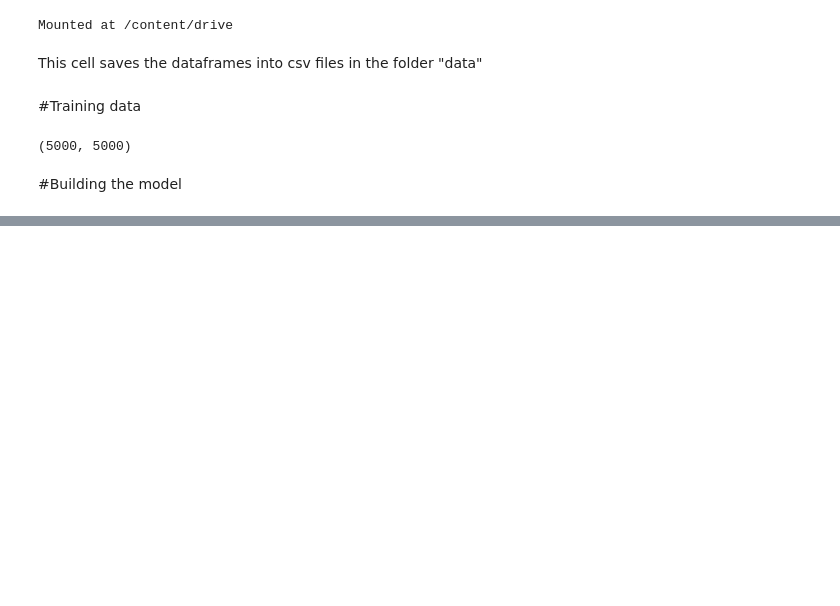
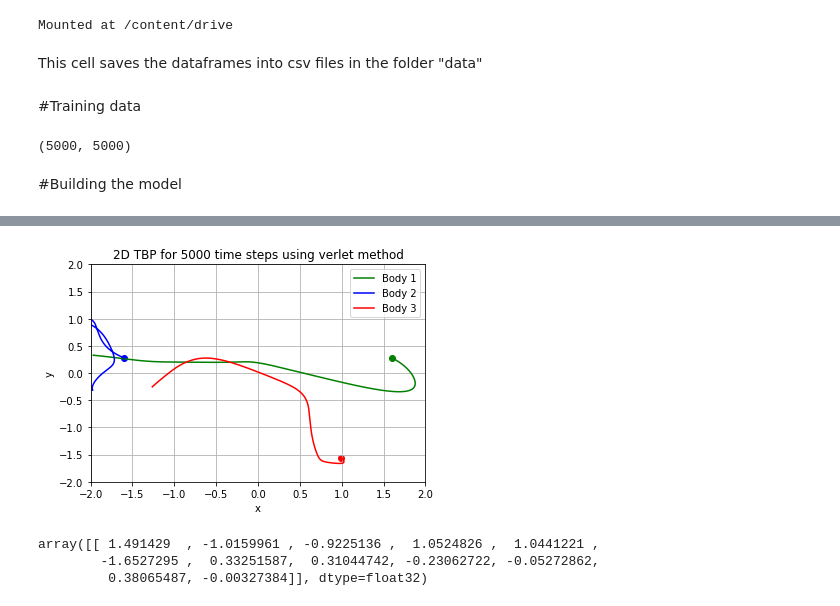
Before and after one commit to i4ata/NN_TBP, a Jupyter notebook: data_generator.ipynb, the cells around one changed output, grey strips where cells are left out. Drawn from its saved outputs; the diff is of its cells as text; code cells hidden in the pictures; blank space fills up the shorter version.

```diff
--- a/data_generator.ipynb
+++ b/data_generator.ipynb
@@ -502,0 +516,33 @@ model.evaluate(x_test,  y_test, verbose=2)
+# %%
+dat_to_predict = dat
+# %%
+x_model = np.array([[0 for x in range(3)] for y in range(5000)], dtype='f')
+y_model = np.array([[0 for x in range(3)] for y in range(5000)], dtype='f')
+
+vx_model = np.array([[0 for x in range(3)] for y in range(5000)], dtype='f')
+vy_model = np.array([[0 for x in range(3)] for y in range(5000)], dtype='f')
+# %%
+for i in range(5000):
+    dat_to_predict/=8
+    dat_to_predict = model.predict(dat_to_predict)
+
+    x_model[i][0] = dat_to_predict[0][0]
+    x_model[i][1] = dat_to_predict[0][1]
+    x_model[i][2] = dat_to_predict[0][2]
+
+    y_model[i][0] = dat_to_predict[0][3]
+    y_model[i][1] = dat_to_predict[0][4]
+    y_model[i][2] = dat_to_predict[0][5]
+
+    if i % 100 == 0:
+        print(i)
+# %%
+plot(x_model, y_model)
+# %% [output]
+[figure, added]
+# %%
+model.predict(dat_to_predict)
+# %% [output]
+array([[ 1.491429  , -1.0159961 , -0.9225136 ,  1.0524826 ,  1.0441221 ,
+        -1.6527295 ,  0.33251587,  0.31044742, -0.23062722, -0.05272862,
+         0.38065487, -0.00327384]], dtype=float32)
```
Also changed, not shown: parts of 6 cells of this notebook.
